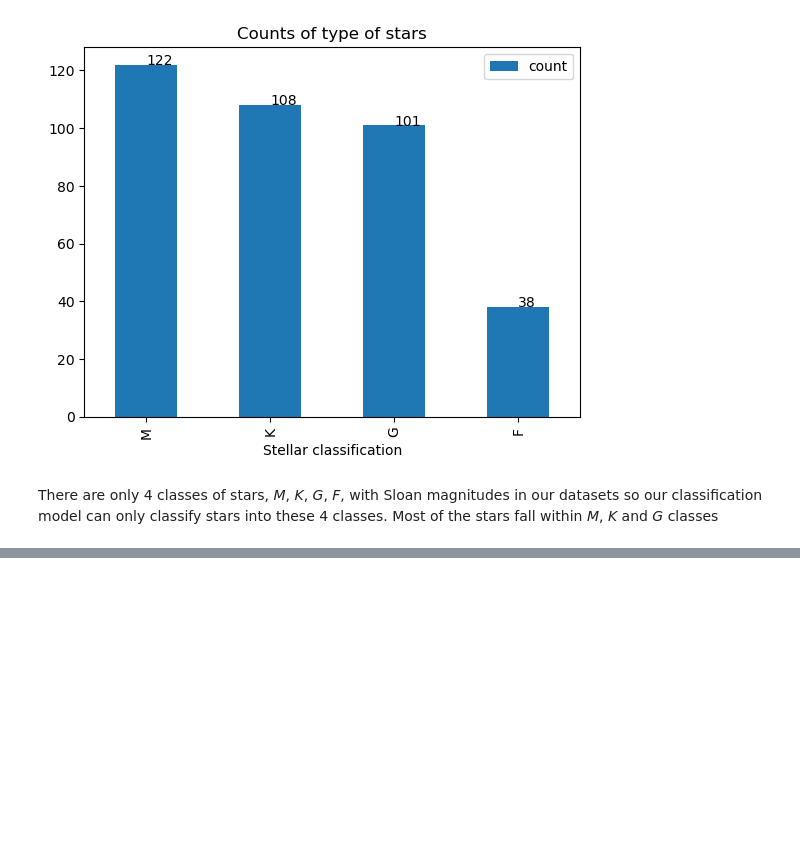
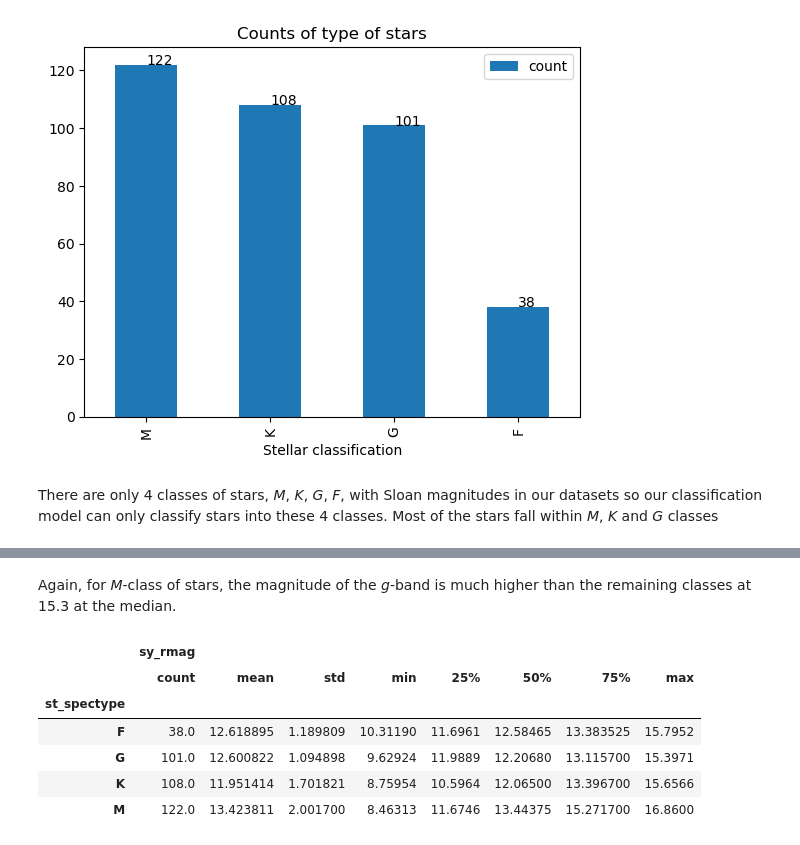
Before and after one commit to DSCI-310-2024/DSC310-Group16-Stellar_Classification, a Jupyter notebook: Spectral_type_classification_report.ipynb, the cells around one changed output, grey strips where cells are left out. Saved outputs shown, nothing was run; the diff lists cells and outputs as text; code cells hidden in the pictures; blank space fills up the shorter version.

```diff
--- a/Spectral_type_classification_report.ipynb
+++ b/Spectral_type_classification_report.ipynb
@@ -100,0 +122,12 @@ There are only 4 classes of stars, *M*, *K*, *G*, *F*, with Sloan magnitudes in
+# %% [markdown]
+Again, for *M*-class of stars, the magnitude of the *g*-band is much higher than the remaining classes at 15.3 at the median.
+# %%
+display(only_stars_data[['st_spectype', 'sy_rmag']].groupby('st_spectype').describe())
+# %% [output]
+|  | sy_rmag |  |  |  |  |  |  |  |
+|  | count | mean | std | min | 25% | 50% | 75% | max |
+| st_spectype |  |  |  |  |  |  |  |  |
+| F | 38.0 | 12.618895 | 1.189809 | 10.31190 | 11.6961 | 12.58465 | 13.383525 | 15.7952 |
+| G | 101.0 | 12.600822 | 1.094898 | 9.62924 | 11.9889 | 12.20680 | 13.115700 | 15.3971 |
+| K | 108.0 | 11.951414 | 1.701821 | 8.75954 | 10.5964 | 12.06500 | 13.396700 | 15.6566 |
+| M | 122.0 | 13.423811 | 2.001700 | 8.46313 | 11.6746 | 13.44375 | 15.271700 | 16.8600 |
```
Also changed, not shown: parts of 9 cells of this notebook.
